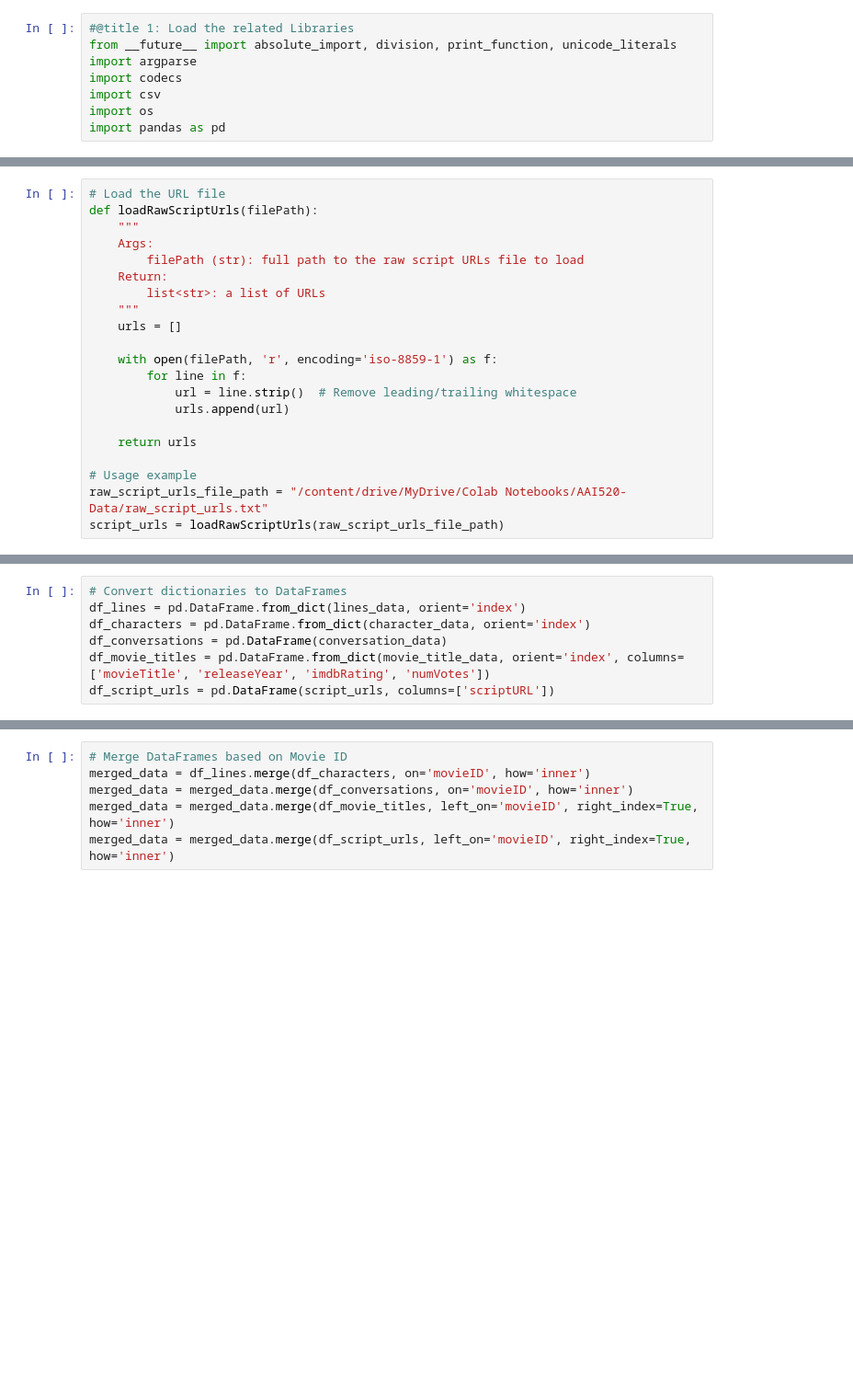
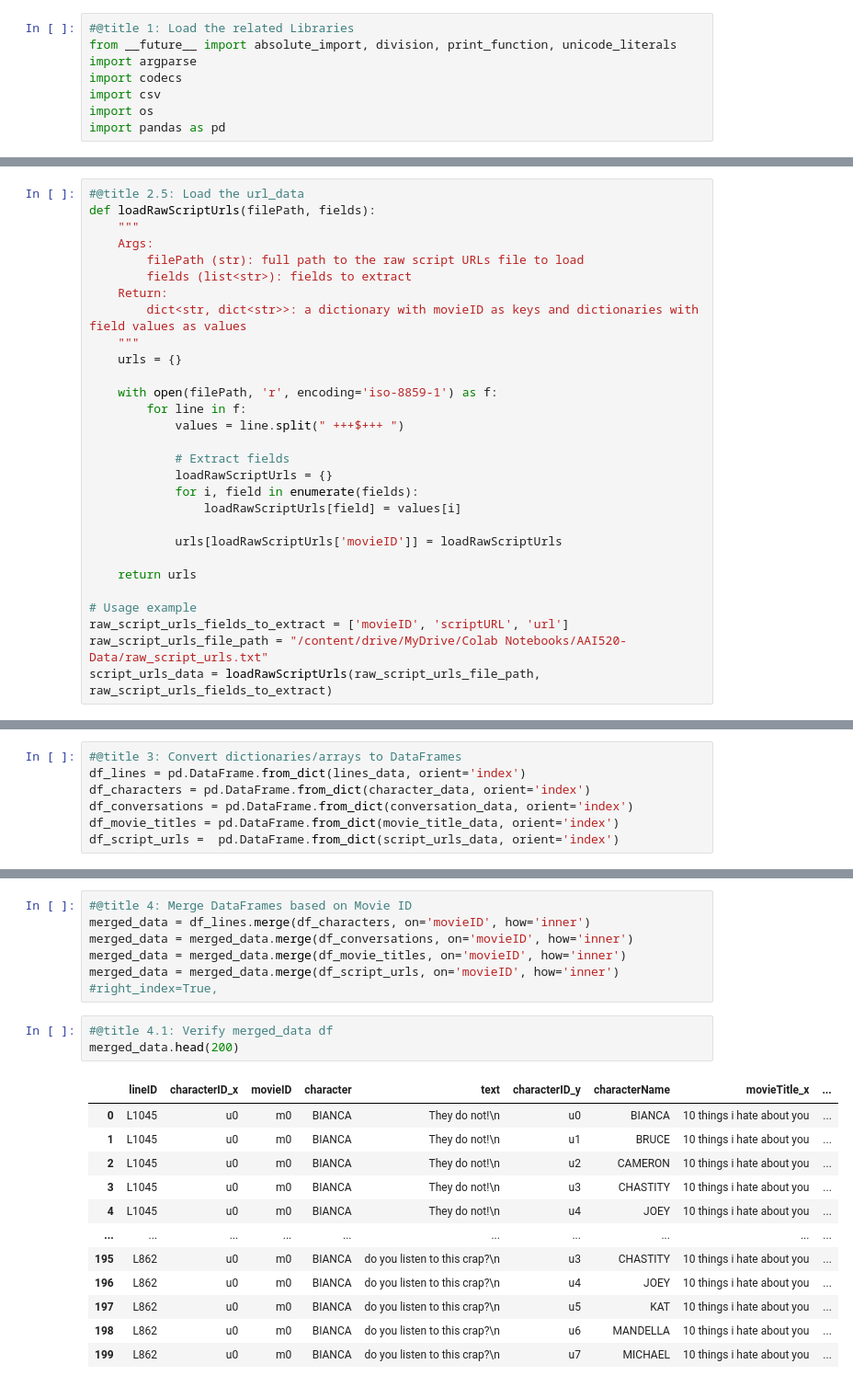
Before and after one commit to agraves13/AAI520, a Jupyter notebook: AAI520_Final_Group_6.ipynb, the cells around one changed output, grey strips where cells are left out. Shown: that part at 92% size. Saved outputs shown, nothing was run; the diff lists cells and outputs as text; blank space fills up the shorter version.

```diff
--- a/AAI520_Final_Group_6.ipynb
+++ b/AAI520_Final_Group_6.ipynb
@@ -136,24 +137,32 @@ movie_title_fields_to_extract = ['movieID', 'movieTitle', 'releaseYear', 'imdbRa
 movie_title_file_path = "/content/drive/MyDrive/Colab Notebooks/AAI520-Data/movie_titles_metadata.txt"
 movie_title_data = loadMovieTitlesMetadata(movie_title_file_path, movie_title_fields_to_extract)
 # %%
-# Load the URL file
-def loadRawScriptUrls(filePath):
+#@title 2.5: Load the url_data
+def loadRawScriptUrls(filePath, fields):
     """
     Args:
         filePath (str): full path to the raw script URLs file to load
+        fields (list<str>): fields to extract
     Return:
-        list<str>: a list of URLs
+        dict<str, dict<str>>: a dictionary with movieID as keys and dictionaries with field values as values
     """
-    urls = []
+    urls = {}
 
     with open(filePath, 'r', encoding='iso-8859-1') as f:
         for line in f:
-            url = line.strip()  # Remove leading/trailing whitespace
-            urls.append(url)
+            values = line.split(" +++$+++ ")
+
+            # Extract fields
+            loadRawScriptUrls = {}
+            for i, field in enumerate(fields):
+                loadRawScriptUrls[field] = values[i]
+
+            urls[loadRawScriptUrls['movieID']] = loadRawScriptUrls
 
     return urls
 
 # Usage example
+raw_script_urls_fields_to_extract = ['movieID', 'scriptURL', 'url']
 raw_script_urls_file_path = "/content/drive/MyDrive/Colab Notebooks/AAI520-Data/raw_script_urls.txt"
-script_urls = loadRawScriptUrls(raw_script_urls_file_path)
+script_urls_data = loadRawScriptUrls(raw_script_urls_file_path, raw_script_urls_fields_to_extract)
 # %%
@@ -187,7 +221,7 @@ Number of Votes: 1911
 # %%
-# Convert dictionaries to DataFrames
+#@title 3: Convert dictionaries/arrays to DataFrames
 df_lines = pd.DataFrame.from_dict(lines_data, orient='index')
 df_characters = pd.DataFrame.from_dict(character_data, orient='index')
-df_conversations = pd.DataFrame(conversation_data)
-df_movie_titles = pd.DataFrame.from_dict(movie_title_data, orient='index', columns=['movieTitle', 'releaseYear', 'imdbRating', 'numVotes'])
-df_script_urls = pd.DataFrame(script_urls, columns=['scriptURL'])
+df_conversations = pd.DataFrame.from_dict(conversation_data, orient='index')
+df_movie_titles = pd.DataFrame.from_dict(movie_title_data, orient='index')
+df_script_urls =  pd.DataFrame.from_dict(script_urls_data, orient='index')
@@ -194,6 +238,22 @@ df_script_urls = pd.DataFrame(script_urls, columns=['scriptURL'])
 # %%
-# Merge DataFrames based on Movie ID
+#@title 4: Merge DataFrames based on Movie ID
 merged_data = df_lines.merge(df_characters, on='movieID', how='inner')
 merged_data = merged_data.merge(df_conversations, on='movieID', how='inner')
-merged_data = merged_data.merge(df_movie_titles, left_on='movieID', right_index=True, how='inner')
-merged_data = merged_data.merge(df_script_urls, left_on='movieID', right_index=True, how='inner')
+merged_data = merged_data.merge(df_movie_titles, on='movieID', how='inner')
+merged_data = merged_data.merge(df_script_urls, on='movieID', how='inner') #right_index=True,
+# %%
+#@title 4.1: Verify merged_data df
+merged_data.head(200)
+# %% [output]
+|  | lineID | characterID_x | movieID | character | text | characterID_y | characterName | movieTitle_x | ... |
+| 0 | L1045 | u0 | m0 | BIANCA | They do not!\n | u0 | BIANCA | 10 things i hate about you | ... |
+| 1 | L1045 | u0 | m0 | BIANCA | They do not!\n | u1 | BRUCE | 10 things i hate about you | ... |
+| 2 | L1045 | u0 | m0 | BIANCA | They do not!\n | u2 | CAMERON | 10 things i hate about you | ... |
+| 3 | L1045 | u0 | m0 | BIANCA | They do not!\n | u3 | CHASTITY | 10 things i hate about you | ... |
+| 4 | L1045 | u0 | m0 | BIANCA | They do not!\n | u4 | JOEY | 10 things i hate about you | ... |
+| ... | ... | ... | ... | ... | ... | ... | ... | ... | ... |
+| 195 | L862 | u0 | m0 | BIANCA | do you listen to this crap?\n | u3 | CHASTITY | 10 things i hate about you | ... |
+| 196 | L862 | u0 | m0 | BIANCA | do you listen to this crap?\n | u4 | JOEY | 10 things i hate about you | ... |
+| 197 | L862 | u0 | m0 | BIANCA | do you listen to this crap?\n | u5 | KAT | 10 things i hate about you | ... |
+| 198 | L862 | u0 | m0 | BIANCA | do you listen to this crap?\n | u6 | MANDELLA | 10 things i hate about you | ... |
+| 199 | L862 | u0 | m0 | BIANCA | do you listen to this crap?\n | u7 | MICHAEL | 10 things i hate about you | ... |
```
Also changed, not shown: parts of 11 cells of this notebook.
